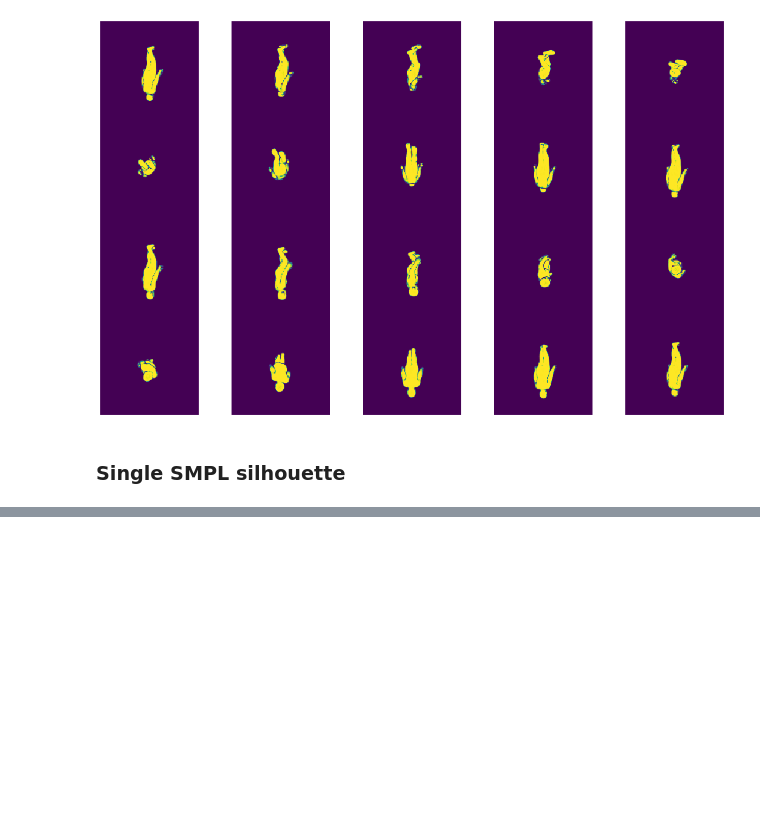
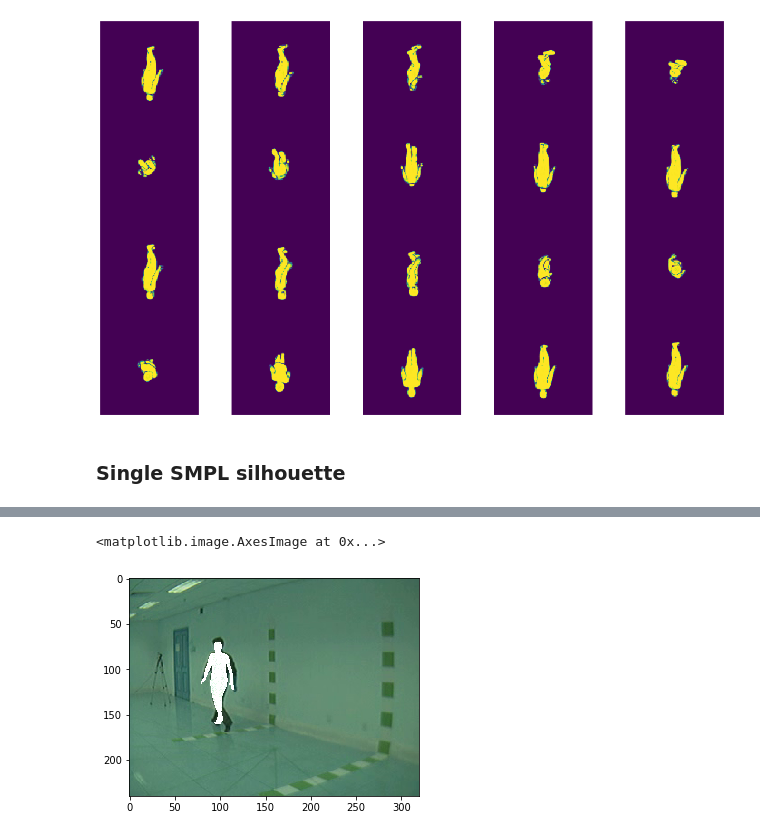
Before and after one commit to exitudio/VIBE, a Jupyter notebook: study/VIBE-Pytorch3D.ipynb, the cells around one changed output, grey strips where cells are left out. Cells and saved outputs as stored; diff of their text form; code cells hidden in the pictures; blank space fills up the shorter version.

```diff
--- a/study/VIBE-Pytorch3D.ipynb
+++ b/study/VIBE-Pytorch3D.ipynb
@@ -314,0 +341,10 @@ WARNING: You are using a SMPL model, with only 10 shape coefficients.
+# %%
+import cv2
+real_img = cv2.imread(image_folder+'/'+str(frames[frame]).zfill(6)+'.png')
+real_img = real_img+img_*255
+# real_img = real_img+img_vibe
+real_img = np.clip(real_img, a_min=0, a_max=255)/255
+plt.imshow(real_img)
+# %% [output]
+<matplotlib.image.AxesImage at 0x...>
+[figure, added]
```
Also changed, not shown: parts of 13 cells of this notebook, 6 other files.
